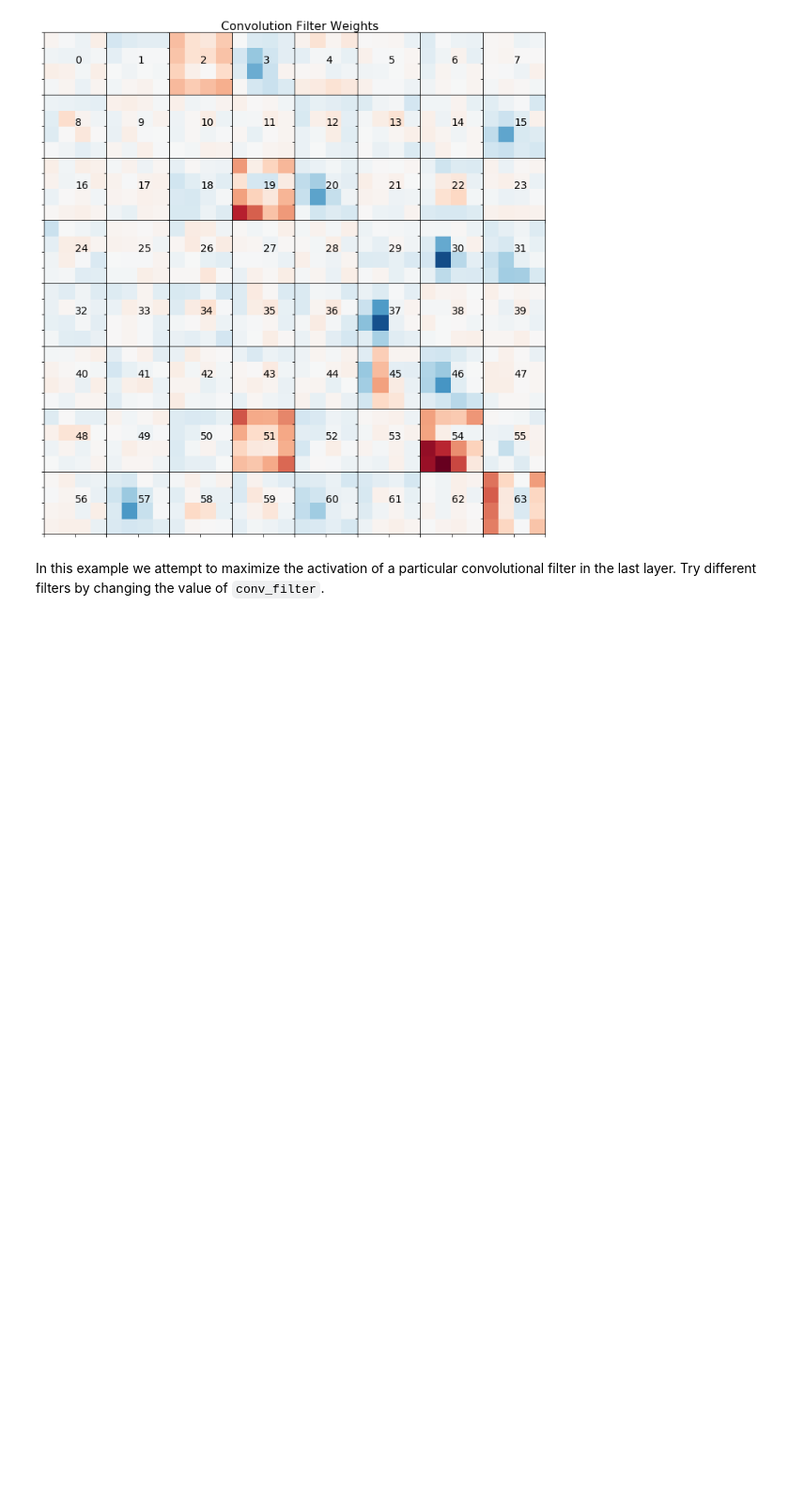
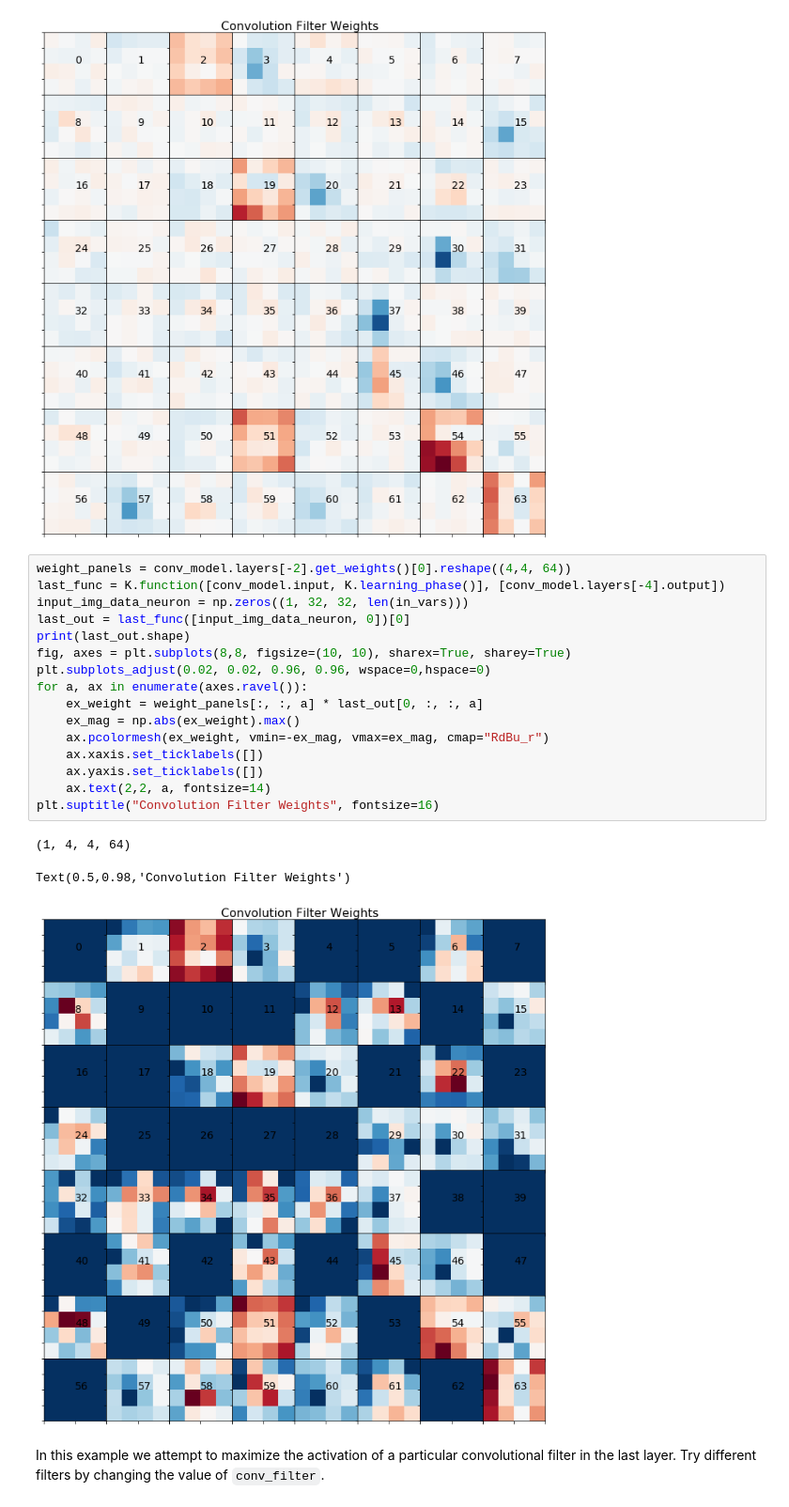
Before and after one commit to djgagne/swirlnet, a Jupyter notebook: notebooks/deep_swirl_tutorial.ipynb, the cells around one changed output. Shown at 94% size. Cells and saved outputs as stored; diff of their text form; blank space fills up the shorter version.

```diff
--- a/notebooks/deep_swirl_tutorial.ipynb
+++ b/notebooks/deep_swirl_tutorial.ipynb
@@ -577,6 +582,26 @@ plt.suptitle("Convolution Filter Weights", fontsize=16)
 # %% [output]
 Text(0.5,0.98,'Convolution Filter Weights')
 [figure]
+# %%
+weight_panels = conv_model.layers[-2].get_weights()[0].reshape((4,4, 64))
+last_func = K.function([conv_model.input, K.learning_phase()], [conv_model.layers[-4].output])
+input_img_data_neuron = np.zeros((1, 32, 32, len(in_vars)))
+last_out = last_func([input_img_data_neuron, 0])[0]
+print(last_out.shape)
+fig, axes = plt.subplots(8,8, figsize=(10, 10), sharex=True, sharey=True)
+plt.subplots_adjust(0.02, 0.02, 0.96, 0.96, wspace=0,hspace=0)
+for a, ax in enumerate(axes.ravel()):
+    ex_weight = weight_panels[:, :, a] * last_out[0, :, :, a]
+    ex_mag = np.abs(ex_weight).max()
+    ax.pcolormesh(ex_weight, vmin=-ex_mag, vmax=ex_mag, cmap="RdBu_r")
+    ax.xaxis.set_ticklabels([])
+    ax.yaxis.set_ticklabels([])
+    ax.text(2,2, a, fontsize=14)
+plt.suptitle("Convolution Filter Weights", fontsize=16)
+# %% [output]
+(1, 4, 4, 64)
+Text(0.5,0.98,'Convolution Filter Weights')
+[figure, added]
 # %% [markdown]
 In this example we attempt to maximize the activation of a particular convolutional filter in the last layer. Try different filters by changing the value of `conv_filter`.
 # %%
```
Also changed, not shown: parts of 11 cells of this notebook.
